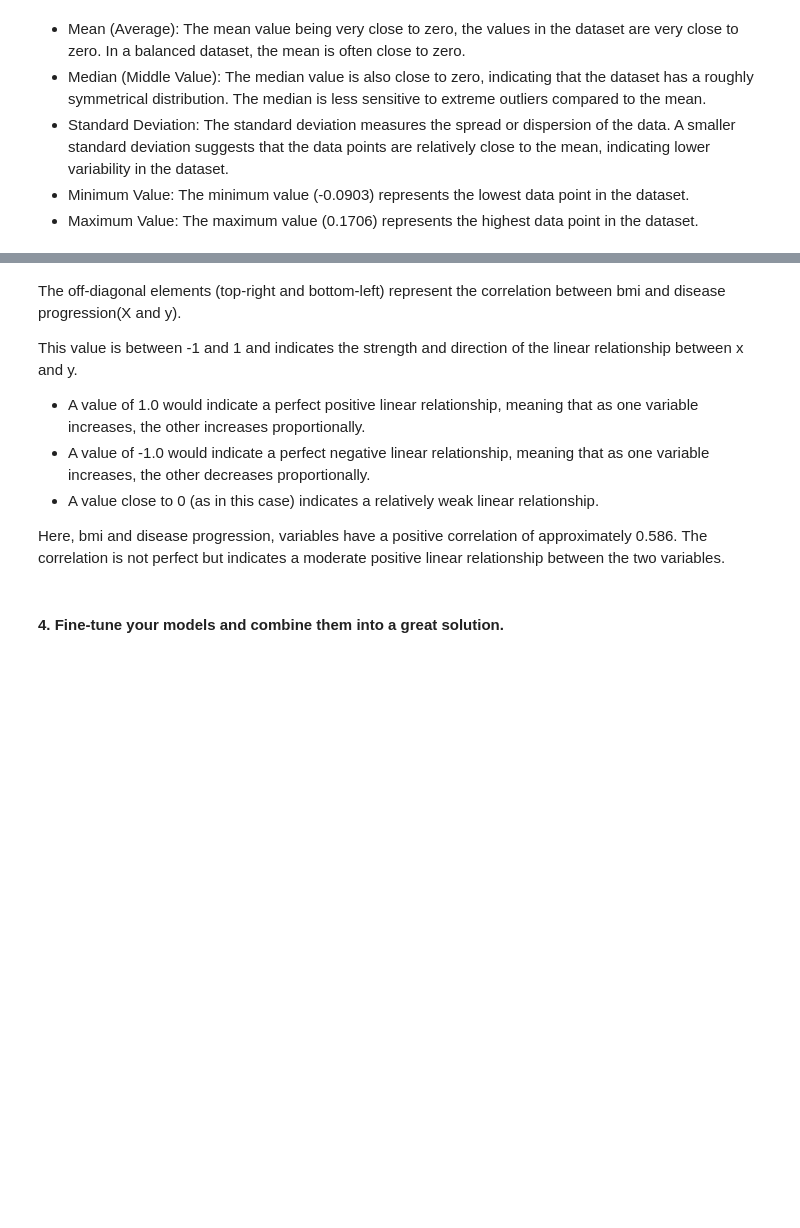
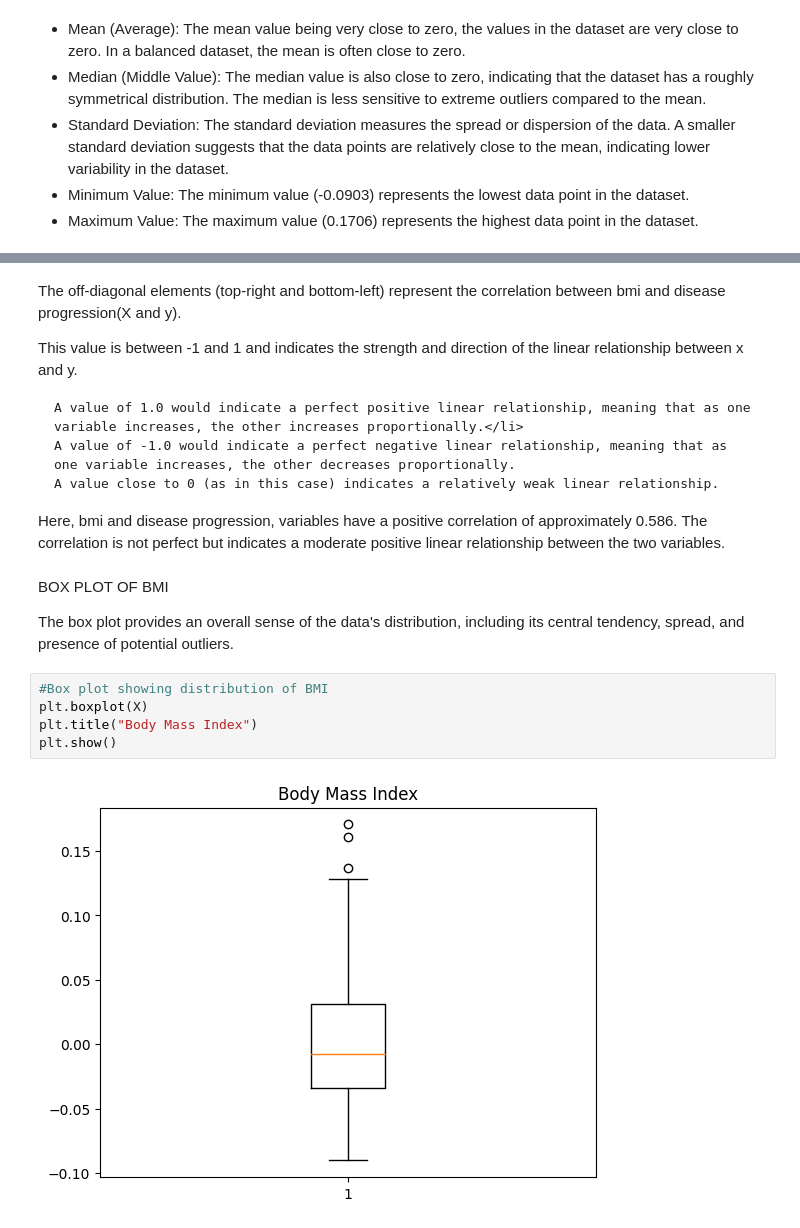
Before and after one commit to bkurian6601/CSCN8010-lab-submissions, a Jupyter notebook: students_submissions/8946601/lab3.ipynb, the cells around one changed output, grey strips where cells are left out. Drawn from its saved outputs; the diff is of its cells as text; blank space fills up the shorter version.

```diff
--- a/students_submissions/8946601/lab3.ipynb
+++ b/students_submissions/8946601/lab3.ipynb
@@ -145,17 +151,21 @@ print(correlation_matrix)
 The off-diagonal elements (top-right and bottom-left) represent the correlation between bmi and disease progression(X and y).
 
 This value is between -1 and 1 and indicates the strength and direction of the linear relationship between x and y.
-<ul>
-<li>A value of 1.0 would indicate a perfect positive linear relationship, meaning that as one variable increases, the other increases proportionally.</li>
-<li>A value of -1.0 would indicate a perfect negative linear relationship, meaning that as one variable increases, the other decreases proportionally.
-</li>
-<li>A value close to 0 (as in this case) indicates a relatively weak linear relationship.
-</li>
-</ul>
+
+    A value of 1.0 would indicate a perfect positive linear relationship, meaning that as one variable increases, the other increases proportionally.</li>
+    A value of -1.0 would indicate a perfect negative linear relationship, meaning that as one variable increases, the other decreases proportionally.
+    A value close to 0 (as in this case) indicates a relatively weak linear relationship.
 
 Here, bmi and disease progression, variables have a positive correlation of approximately 0.586.
 The correlation is not perfect but indicates a moderate positive linear relationship between the two variables.
-# %% [markdown]
-<font color="navyblue">
-<h4>4. Fine-tune your models and combine them into a great solution.</h4>
-</font>
+# %% [markdown]
+BOX PLOT OF BMI
+
+The box plot provides an overall sense of the data's distribution, including its central tendency, spread, and presence of potential outliers.
+# %%
+#Box plot showing distribution of BMI
+plt.boxplot(X)
+plt.title("Body Mass Index")
+plt.show()
+# %% [output]
+[figure, added]
```
Also changed, not shown: parts of 33 cells of this notebook, 3 other files.
